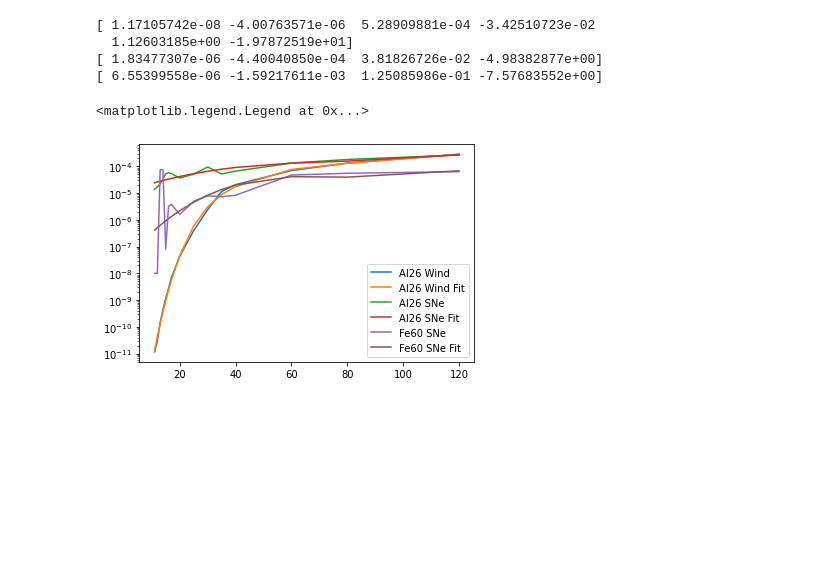
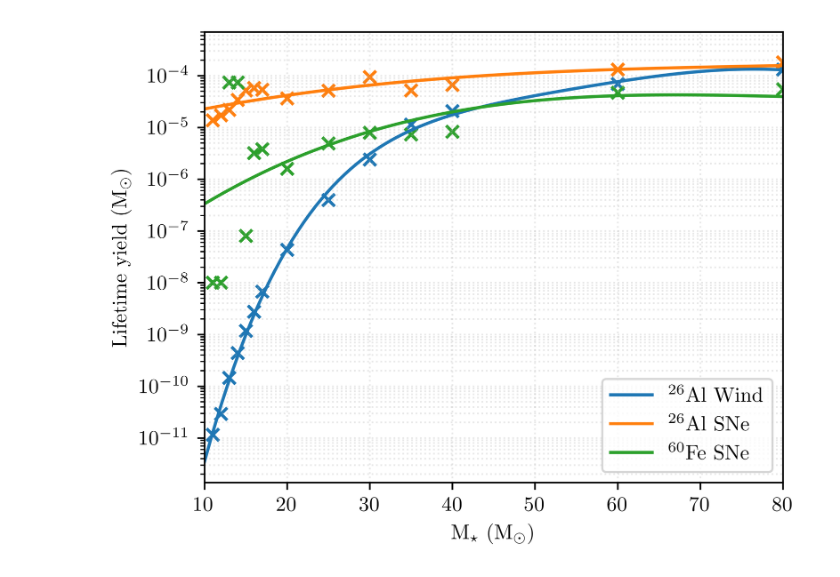
Before and after one commit to jweatson/26al-nbody, a Jupyter notebook: limongi-chieffi/fit.ipynb, the cells around one changed output. Cells and saved outputs as stored; diff of their text form; code cells hidden in the pictures; blank space fills up the shorter version.

```diff
--- a/limongi-chieffi/fit.ipynb
+++ b/limongi-chieffi/fit.ipynb
@@ -1,45 +1,46 @@
 # %%
 
-from numpy import genfromtxt,polyfit,poly1d,log10
+from numpy import genfromtxt,polyfit,poly1d,log10,linspace
 import matplotlib.pyplot as plt
-
 
 data = genfromtxt("table-3.dat",delimiter=",")
 
 mass = data[:,0]
 al_wind = data[:,2]
 al_sne  = data[:,4]
 fe_sne  = data[:,10]
 
 al_wind_fit = polyfit(mass,log10(al_wind),5)
 al_wind_1d  = poly1d(al_wind_fit)
 
-print(al_wind_fit)
-
 al_sne_fit = polyfit(mass,log10(al_sne),3)
 al_sne_1d  = poly1d(al_sne_fit)
-
-print(al_sne_fit)
-
 
 fe_sne_fit = polyfit(mass,log10(fe_sne),3)
 fe_sne_1d  = poly1d(fe_sne_fit)
 
-print(fe_sne_fit)
+plt.rcParams.update({
+    "text.usetex": True,
+    "font.family": "serif",
+    "font.serif": ["Computer Modern Roman"],
+  })
+plt.figure(figsize=(5,4),dpi=600)
 
+massr = linspace(10,80,100)
+plt.grid(True, which="both", ls="dotted",alpha=0.3)
 
-plt.semilogy(mass,al_wind,label="Al26 Wind")
-plt.semilogy(mass,10**al_wind_1d(mass),label="Al26 Wind Fit")
-plt.semilogy(mass,al_sne,label="Al26 SNe")
-plt.semilogy(mass,10**al_sne_1d(mass),label="Al26 SNe Fit")
-plt.semilogy(mass,fe_sne,label="Fe60 SNe")
-plt.semilogy(mass,10**fe_sne_1d(mass),label="Fe60 SNe Fit")
+plt.scatter(mass,al_wind,marker="x")
+plt.semilogy(massr,10**al_wind_1d(massr),label="$^{26}$Al Wind")
+plt.scatter(mass,al_sne,marker="x")
+plt.semilogy(massr,10**al_sne_1d(massr),label="$^{26}$Al SNe")
+plt.scatter(mass,fe_sne,marker="x")
+plt.semilogy(massr,10**fe_sne_1d(massr),label="$^{60}$Fe SNe")
 
-plt.legend()
+plt.xlim((10,80))
+plt.ylabel("Lifetime yield (M$_\odot$)")
+plt.xlabel("M$_\star$ (M$_\odot$)")
+
+plt.legend(fancybox=True)
+plt.savefig("limongi.pdf",bbox_inches="tight")
 # %% [output]
-[ 1.17105742e-08 -4.00763571e-06  5.28909881e-04 -3.42510723e-02
-  1.12603185e+00 -1.97872519e+01]
-[ 1.83477307e-06 -4.40040850e-04  3.81826726e-02 -4.98382877e+00]
-[ 6.55399558e-06 -1.59217611e-03  1.25085986e-01 -7.57683552e+00]
-<matplotlib.legend.Legend at 0x...>
-[figure, old version]
+[figure, new version]
```
Also changed, not shown: parts of 2 cells of this notebook, 6 other files.
